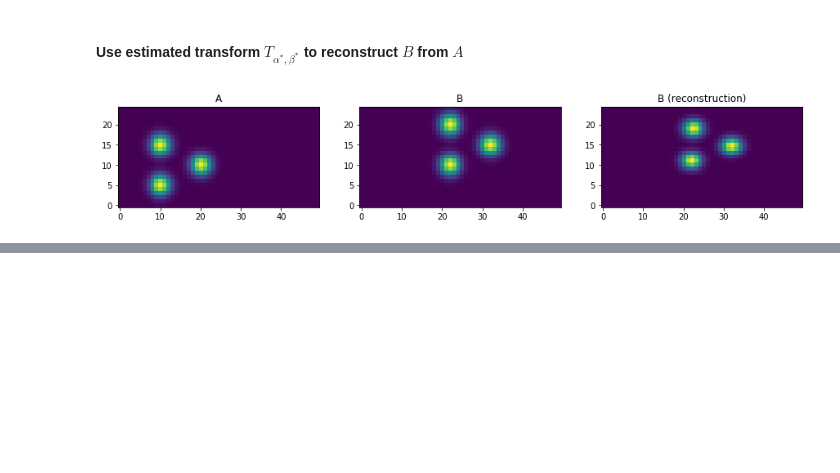
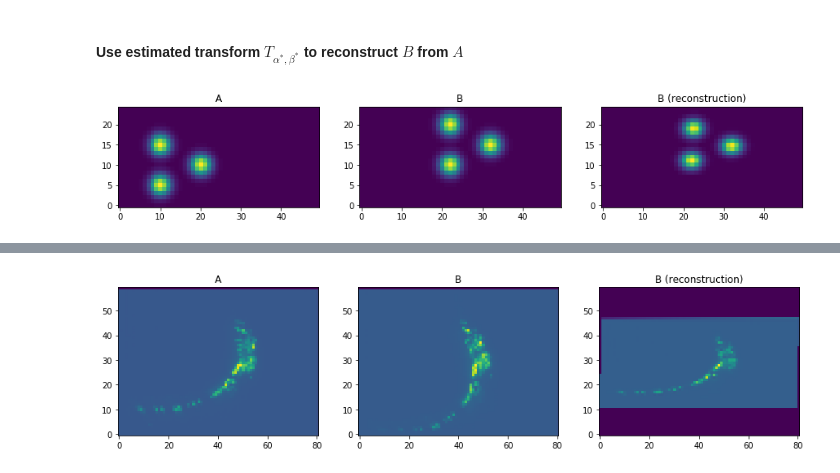
Before and after one commit to evarol/ot_tracking, a Jupyter notebook: python/notebooks/ot_regression_1.ipynb, the cells around one changed output, grey strips where cells are left out. Cells and saved outputs as stored; diff of their text form; code cells hidden in the pictures; blank space fills up the shorter version.

```diff
--- a/python/notebooks/ot_regression_1.ipynb
+++ b/python/notebooks/ot_regression_1.ipynb
@@ -270,0 +340,10 @@ plt.title('B (reconstruction)');
+# %%
+# Entropic regularization parameter
+reg = 1e-3
+
+# Normalized pixel distance matrix
+M_nn = pixel_dist_3d(*img_shape_ds)
+M = M_nn / np.median(M_nn)
+
+# Compute transport plan
+P = ot.sinkhorn(A.flatten(), B.flatten(), M, reg, verbose=False)
@@ -270,0 +385,21 @@ plt.title('B (reconstruction)');
+# %%
+# Reconstruct A from B
+inv_beta_est = np.linalg.inv(beta_est)
+inv_alpha_est = -inv_beta_est @ alpha_est
+B_recon = affine_transform(A, inv_beta_est, inv_alpha_est)
+
+plt.figure(figsize=(15, 15))
+
+plt.subplot(131)
+plot_maxproj(A)
+plt.title('A')
+
+plt.subplot(132)
+plot_maxproj(B)
+plt.title('B')
+
+plt.subplot(133)
+plot_maxproj(B_recon)
+plt.title('B (reconstruction)');
+# %% [output]
+[figure, added]
```
Also changed, not shown: parts of 6 cells of this notebook.
